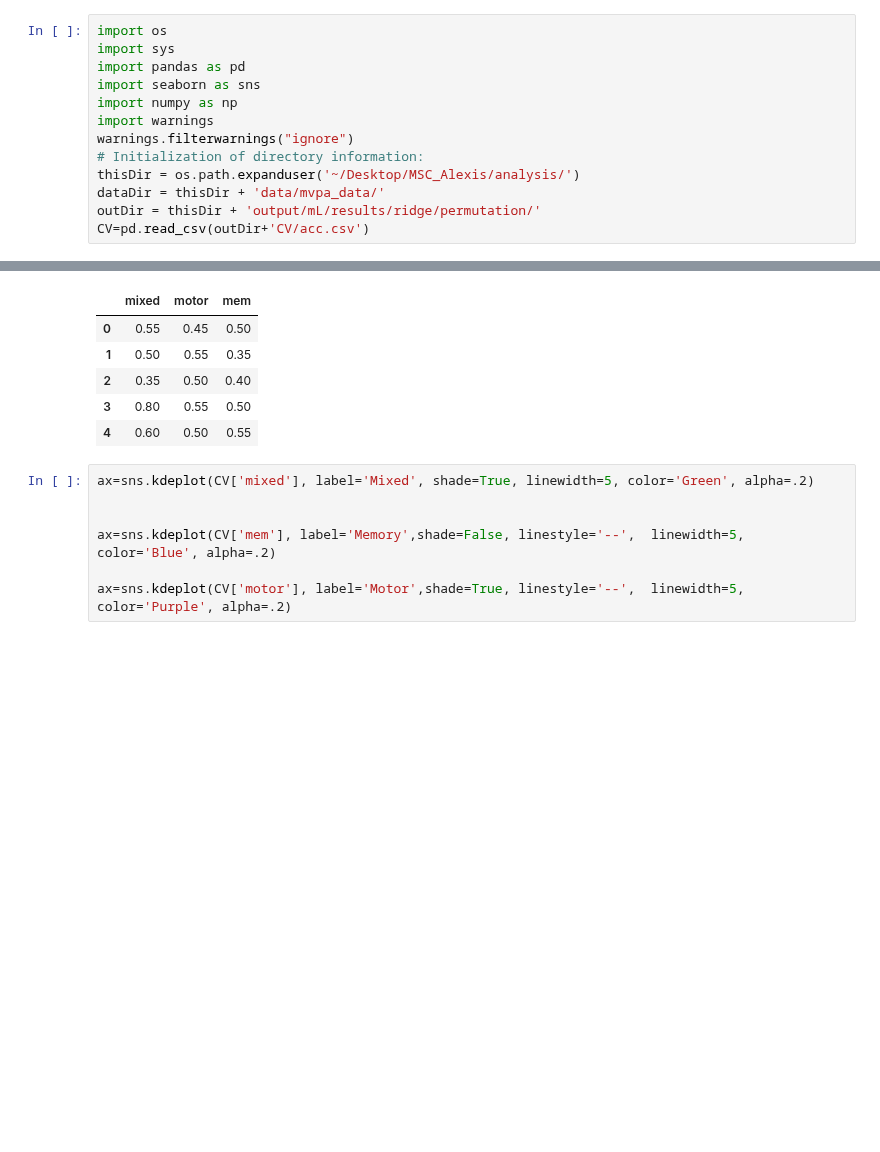
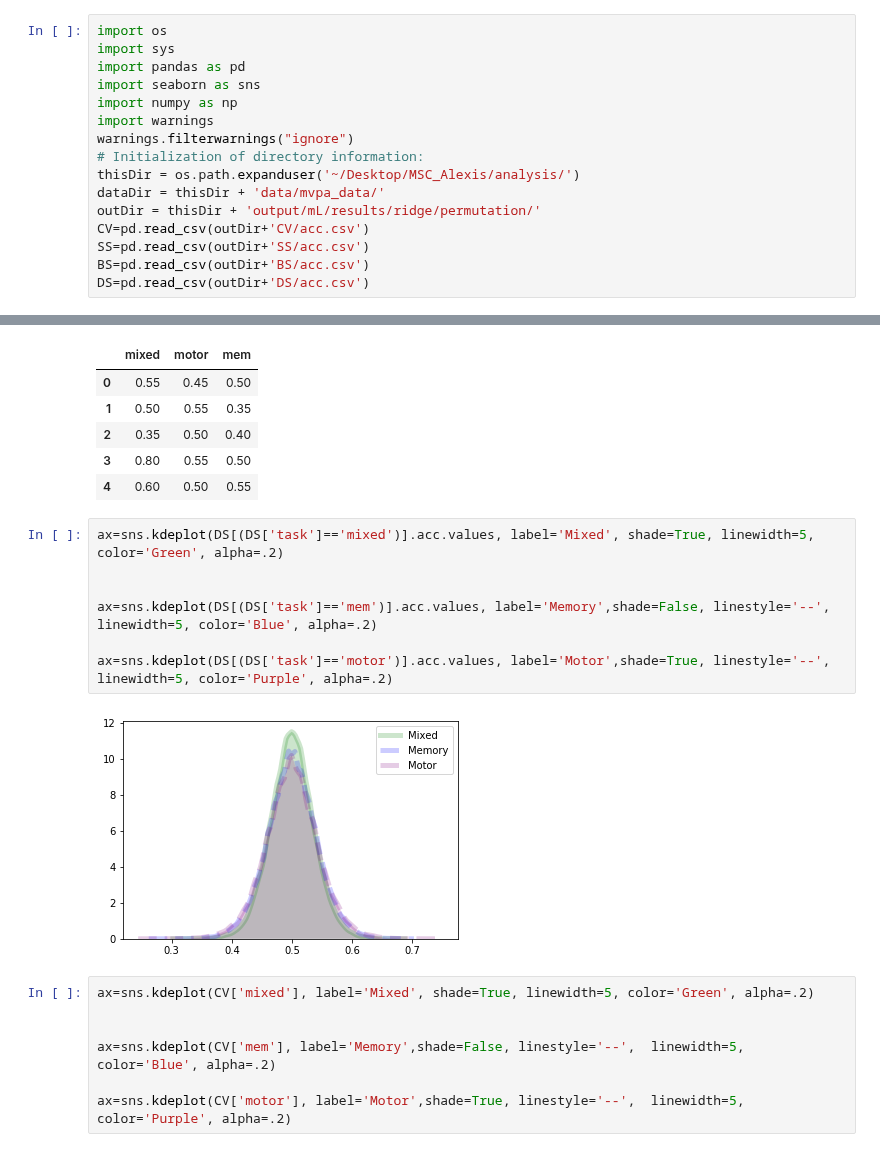
Before and after one commit to GrattonLab/MSC_Alexis, a Jupyter notebook: analysis/code/mL_rsfMRI/supplemental_exploration/perm_stats.ipynb, the cells around one changed output, grey strips where cells are left out. Cells and saved outputs as stored; diff of their text form; blank space fills up the shorter version.

```diff
--- a/analysis/code/mL_rsfMRI/supplemental_exploration/perm_stats.ipynb
+++ b/analysis/code/mL_rsfMRI/supplemental_exploration/perm_stats.ipynb
@@ -11,6 +11,9 @@ thisDir = os.path.expanduser('~/Desktop/MSC_Alexis/analysis/')
 dataDir = thisDir + 'data/mvpa_data/'
 outDir = thisDir + 'output/mL/results/ridge/permutation/'
 CV=pd.read_csv(outDir+'CV/acc.csv')
+SS=pd.read_csv(outDir+'SS/acc.csv')
+BS=pd.read_csv(outDir+'BS/acc.csv')
+DS=pd.read_csv(outDir+'DS/acc.csv')
 # %%
 CV.head()
 # %% [output]
@@ -20,6 +23,15 @@ CV.head()
 | 2 | 0.35 | 0.50 | 0.40 |
 | 3 | 0.80 | 0.55 | 0.50 |
 | 4 | 0.60 | 0.50 | 0.55 |
+# %%
+ax=sns.kdeplot(DS[(DS['task']=='mixed')].acc.values, label='Mixed', shade=True, linewidth=5, color='Green', alpha=.2)
+
+
+ax=sns.kdeplot(DS[(DS['task']=='mem')].acc.values, label='Memory',shade=False, linestyle='--',  linewidth=5, color='Blue', alpha=.2)
+
+ax=sns.kdeplot(DS[(DS['task']=='motor')].acc.values, label='Motor',shade=True, linestyle='--',  linewidth=5, color='Purple', alpha=.2)
+# %% [output]
+[figure, added]
 # %%
 ax=sns.kdeplot(CV['mixed'], label='Mixed', shade=True, linewidth=5, color='Green', alpha=.2)
 
```
Also changed, not shown: parts of 3 cells of this notebook, 6 other files.
